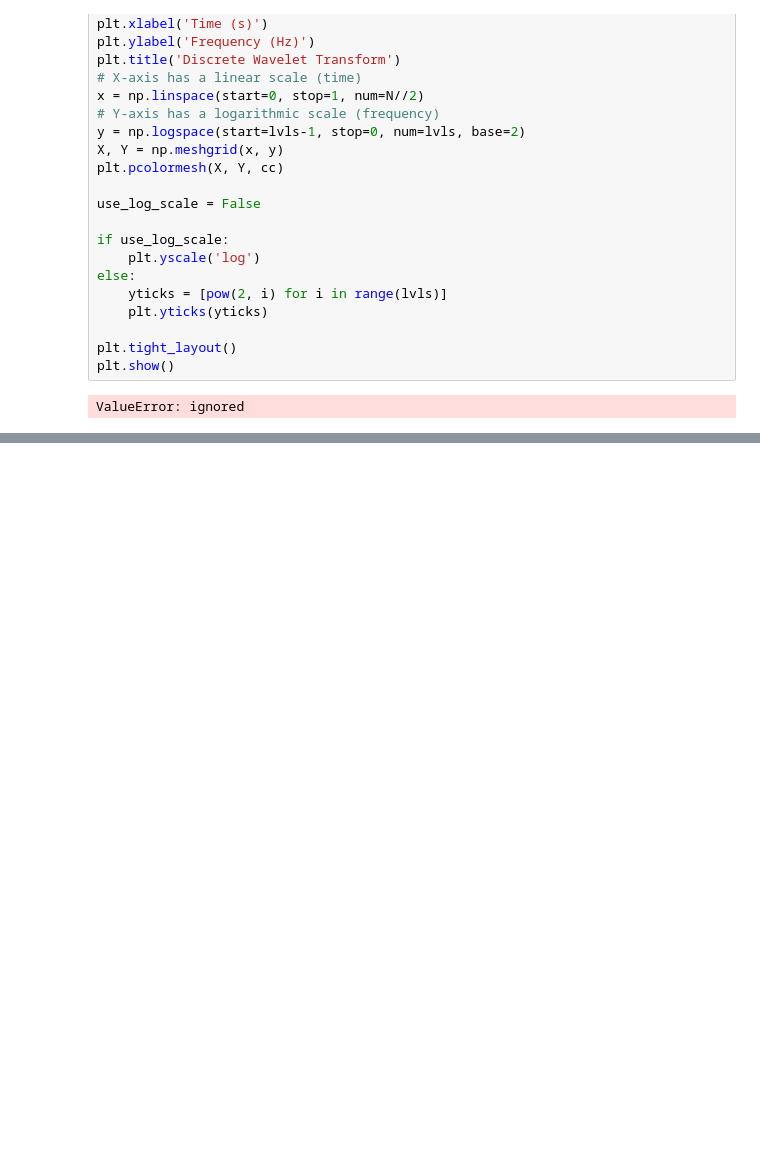
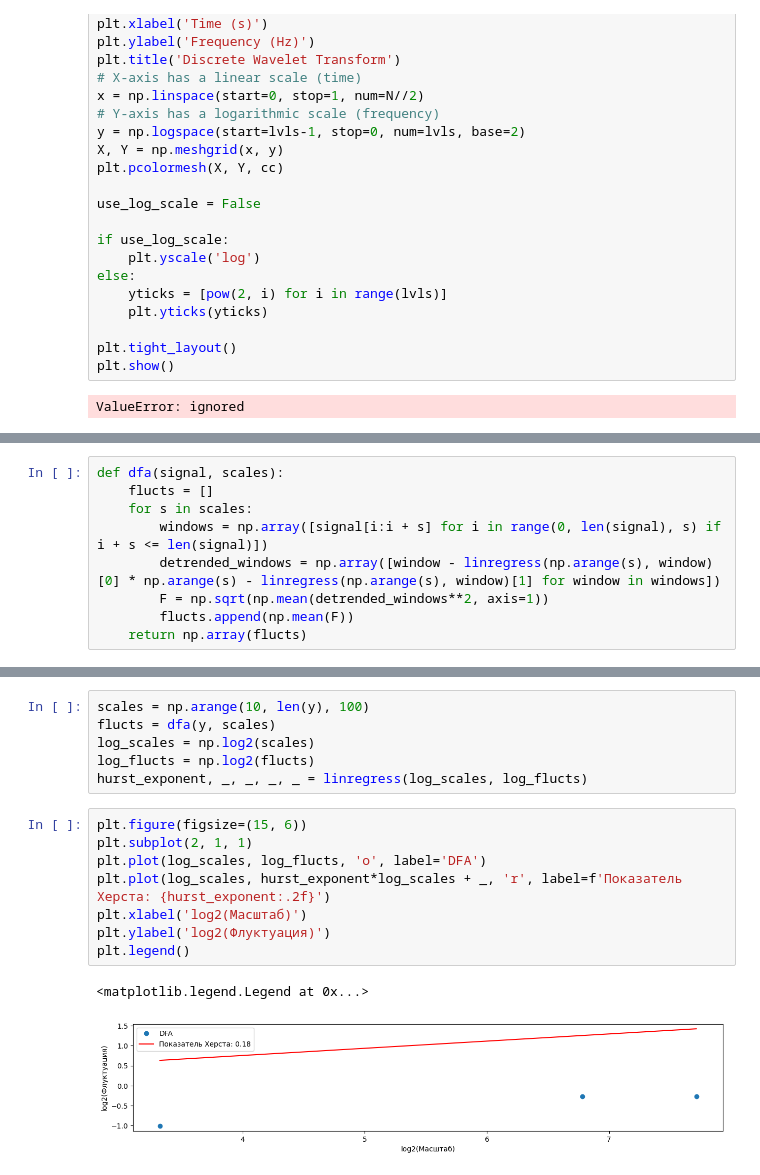
Before and after one commit to TAUforPython/wavelets, a Jupyter notebook: wavelets_cwt_dwt_example_EEG_ECG.ipynb, the cells around one changed output, grey strips where cells are left out. Drawn from its saved outputs; the diff is of its cells as text; blank space fills up the shorter version.

```diff
--- a/wavelets_cwt_dwt_example_EEG_ECG.ipynb
+++ b/wavelets_cwt_dwt_example_EEG_ECG.ipynb
@@ -618,0 +623,9 @@ ValueError: ignored
+# %%
+def dfa(signal, scales):
+    flucts = []
+    for s in scales:
+        windows = np.array([signal[i:i + s] for i in range(0, len(signal), s) if i + s <= len(signal)])
+        detrended_windows = np.array([window - linregress(np.arange(s), window)[0] * np.arange(s) - linregress(np.arange(s), window)[1] for window in windows])
+        F = np.sqrt(np.mean(detrended_windows**2, axis=1))
+        flucts.append(np.mean(F))
+    return np.array(flucts)
@@ -618,0 +660,17 @@ ValueError: ignored
+# %%
+scales = np.arange(10, len(y), 100)
+flucts = dfa(y, scales)
+log_scales = np.log2(scales)
+log_flucts = np.log2(flucts)
+hurst_exponent, _, _, _, _ = linregress(log_scales, log_flucts)
+# %%
+plt.figure(figsize=(15, 6))
+plt.subplot(2, 1, 1)
+plt.plot(log_scales, log_flucts, 'o', label='DFA')
+plt.plot(log_scales, hurst_exponent*log_scales + _, 'r', label=f'Показатель Херста: {hurst_exponent:.2f}')
+plt.xlabel('log2(Масштаб)')
+plt.ylabel('log2(Флуктуация)')
+plt.legend()
+# %% [output]
+<matplotlib.legend.Legend at 0x...>
+[figure, added]
```
Also changed, not shown: parts of 4 cells of this notebook.
